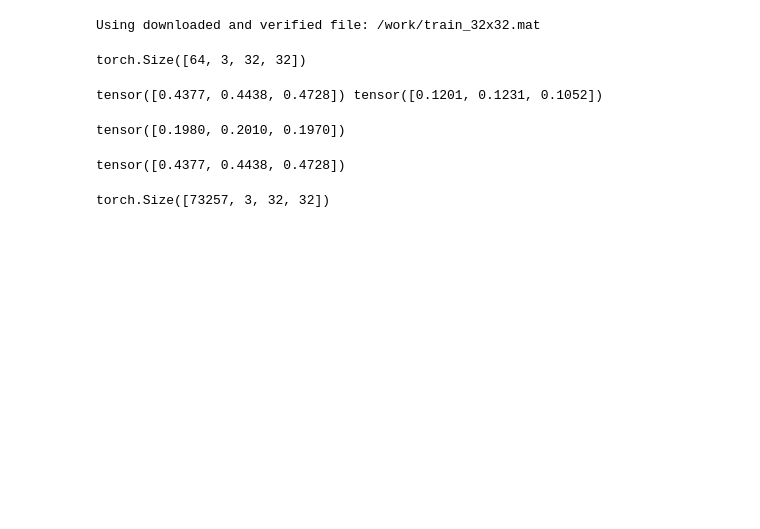
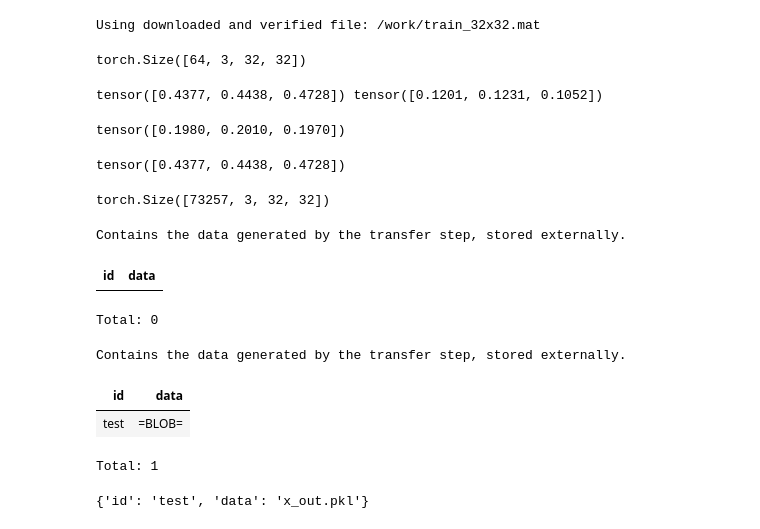
Before and after one commit to sinzlab/orbit_transfer_recipes, a Jupyter notebook: bias_transfer_recipes/notebooks/test.ipynb, the cells around one changed output. Saved outputs shown, nothing was run; the diff lists cells and outputs as text; code cells hidden in the pictures; blank space fills up the shorter version.

```diff
--- a/bias_transfer_recipes/notebooks/test.ipynb
+++ b/bias_transfer_recipes/notebooks/test.ipynb
@@ -249,0 +241,22 @@ torch.Size([73257, 3, 32, 32])
+# %%
+@schema
+class DataStorage(dj.Manual):
+    storage = "minio"
+
+    @property
+    def definition(self):
+        definition = """
+        # Contains the data generated by the transfer step, stored externally.
+        id: varchar(128)
+        ---
+        data:            attach@{storage}
+        """.format(
+            storage=self.storage
+        )
+        return definition
+# %%
+DataStorage()
+# %% [output]
+Contains the data generated by the transfer step, stored externally.
+| id | data |
+Total: 0
@@ -249,0 +265,7 @@ torch.Size([73257, 3, 32, 32])
+# %%
+DataStorage()
+# %% [output]
+Contains the data generated by the transfer step, stored externally.
+| id | data |
+| test | =BLOB= |
+Total: 1
@@ -249,0 +274,4 @@ torch.Size([73257, 3, 32, 32])
+# %%
+out
+# %% [output]
+{'id': 'test', 'data': 'x_out.pkl'}
```
Also changed, not shown: parts of 13 cells of this notebook, 4 other files.
